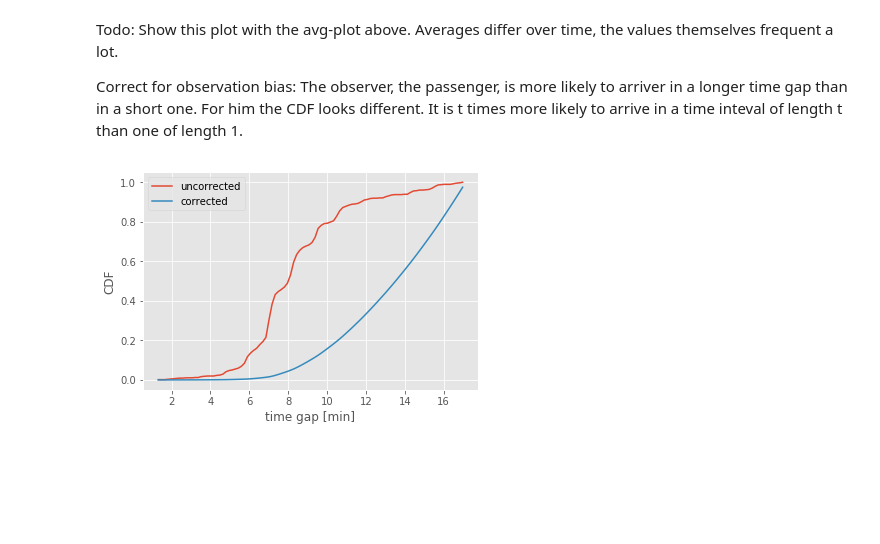
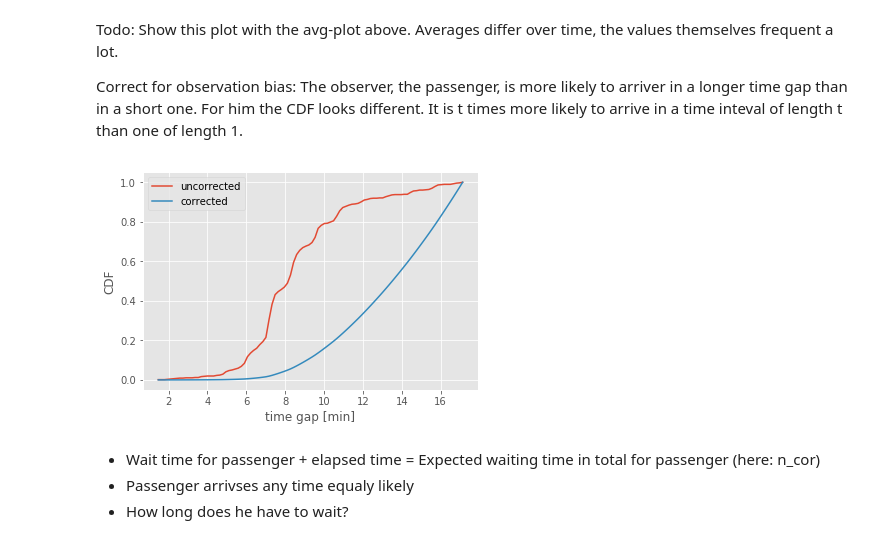
Before and after one commit to fdelia/VBZ-Fahrzeiten, a Jupyter notebook: VBZ Fahrzeiten Prediction.ipynb, the cells around one changed output. Saved outputs shown, nothing was run; the diff lists cells and outputs as text; code cells hidden in the pictures; blank space fills up the shorter version.

Commit message:
corrected for observer bias

```diff
--- a/VBZ Fahrzeiten Prediction.ipynb
+++ b/VBZ Fahrzeiten Prediction.ipynb
@@ -285,20 +285,26 @@ Todo: Show this plot with the avg-plot above. Averages differ over time, the val
 
 Correct for observation bias: The observer, the passenger, is more likely to arriver in a longer time gap than in a short one. For him the CDF looks different. It is t times more likely to arrive in a time inteval of length t than one of length 1.
 # %%
-n_cor_pdf = [] # Possibility for bin i from bins[:100]
-for i, t in enumerate(bins[:100]):
-    n_cor_pdf.append(t * n[i]) #
+n_cor_pdf = [] # Possibility for bin i from bins[1:]
+for i, t in enumerate(bins[1:]):
+    n_cor_pdf.append(t * n[i])
 
+# Normalize
 n_cor_pdf /= numpy.sum(n_cor_pdf, axis=0)
+# Calculate CDF
 n_cor = [0]
 for val in n_cor_pdf: n_cor.append(n_cor[-1] + val)
 
-plt.plot(bins[:100], n, label='uncorrected')
-plt.plot(bins[:100], n_cor[:100], label='corrected')
+plt.plot(bins[1:], n, label='uncorrected')
+plt.plot(bins[1:], n_cor[1:], label='corrected')
 plt.xlabel('time gap [min]')
 plt.ylabel('CDF')
 
 plt.legend()
 plt.show()
 # %% [output]
-[figure, old version]
+[figure, new version]
+# %% [markdown]
+* Wait time for passenger + elapsed time = Expected waiting time in total for passenger (here: n_cor)
+* Passenger arrivses any time equaly likely
+* How long does he have to wait?
```
